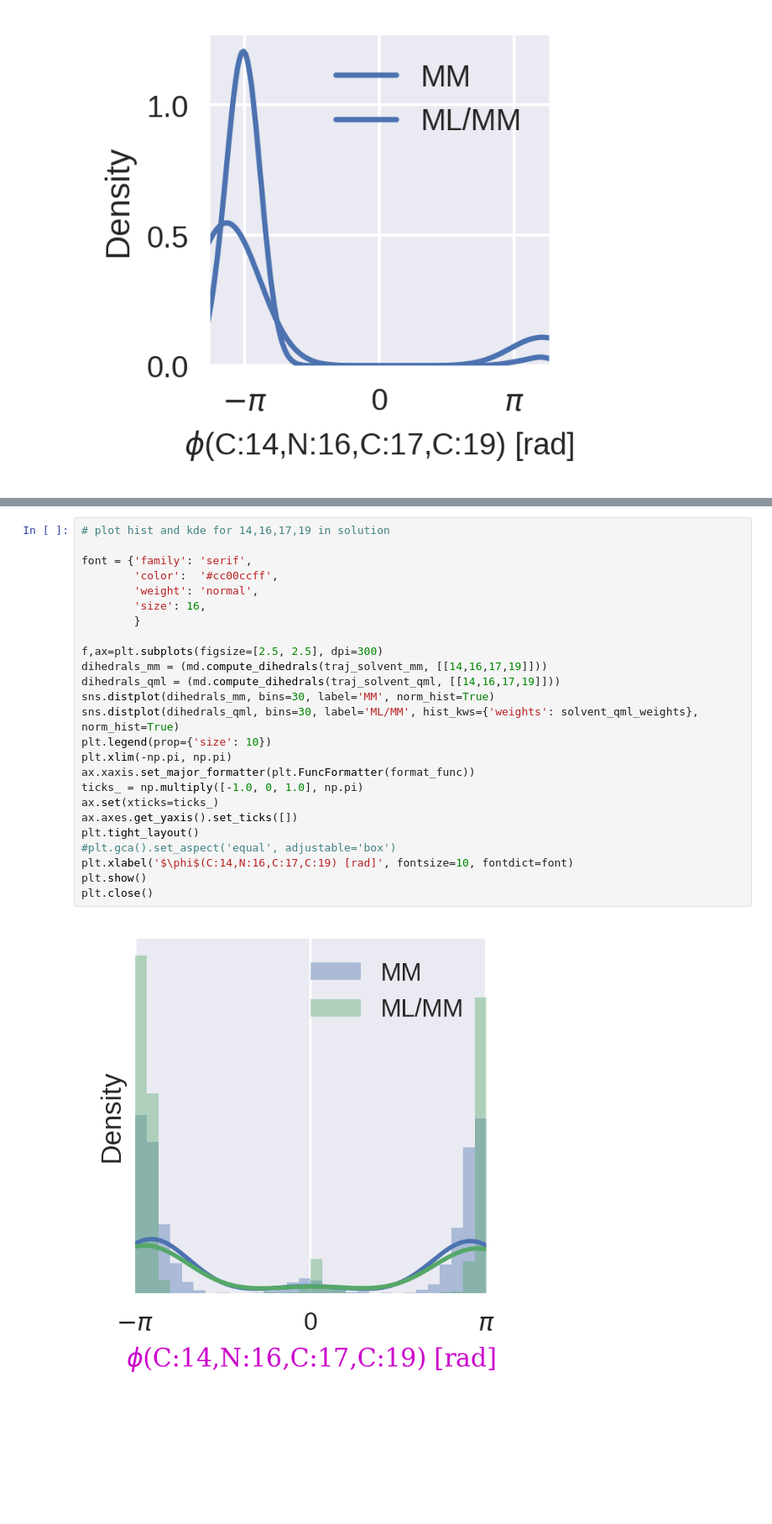
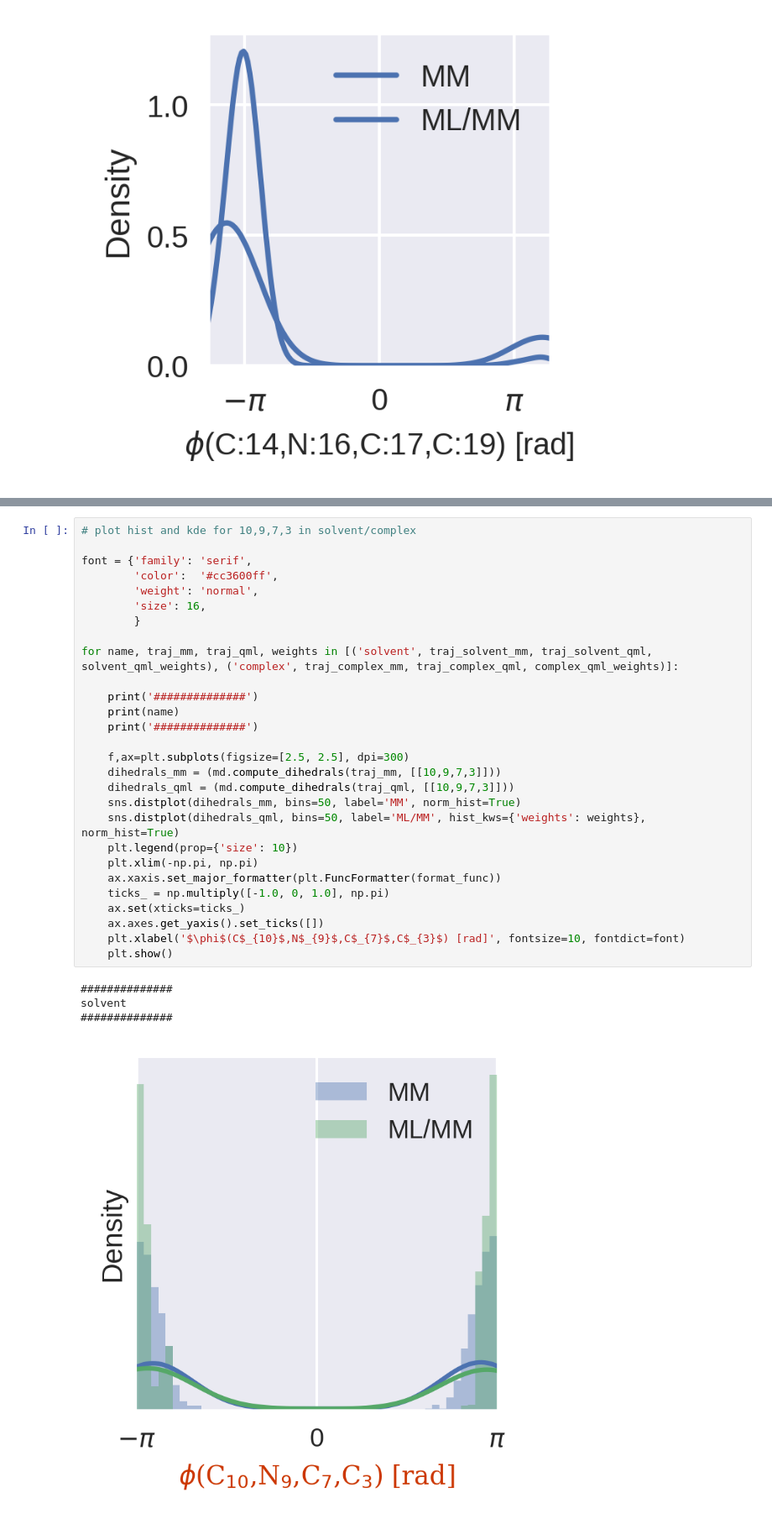
Before and after one commit to choderalab/nn-endstates, a Jupyter notebook: dihedrals_plot_seaborn0.11.ipynb, the cells around one changed output, grey strips where cells are left out. Shown at 84% size. Cells and saved outputs as stored; diff of their text form; blank space fills up the shorter version.

```diff
--- a/dihedrals_plot_seaborn0.11.ipynb
+++ b/dihedrals_plot_seaborn0.11.ipynb
@@ -145,27 +255,33 @@ plt.close()
 # %%
-# plot hist and kde for 14,16,17,19 in solution
+# plot hist and kde for 10,9,7,3 in solvent/complex
 
 font = {'family': 'serif',
-        'color':  '#cc00ccff',
+        'color':  '#cc3600ff',
         'weight': 'normal',
         'size': 16,
         }
 
-f,ax=plt.subplots(figsize=[2.5, 2.5], dpi=300)
-dihedrals_mm = (md.compute_dihedrals(traj_solvent_mm, [[14,16,17,19]]))
-dihedrals_qml = (md.compute_dihedrals(traj_solvent_qml, [[14,16,17,19]]))
-sns.distplot(dihedrals_mm, bins=30, label='MM', norm_hist=True)
-sns.distplot(dihedrals_qml, bins=30, label='ML/MM', hist_kws={'weights': solvent_qml_weights}, norm_hist=True)
-plt.legend(prop={'size': 10})
-plt.xlim(-np.pi, np.pi)
-ax.xaxis.set_major_formatter(plt.FuncFormatter(format_func))
-ticks_ = np.multiply([-1.0, 0, 1.0], np.pi)
-ax.set(xticks=ticks_)
-ax.axes.get_yaxis().set_ticks([])
-plt.tight_layout()
-#plt.gca().set_aspect('equal', adjustable='box')
-plt.xlabel('$\phi$(C:14,N:16,C:17,C:19) [rad]', fontsize=10, fontdict=font)
-plt.show()
-plt.close()
+for name, traj_mm, traj_qml, weights in [('solvent', traj_solvent_mm, traj_solvent_qml, solvent_qml_weights), ('complex', traj_complex_mm, traj_complex_qml, complex_qml_weights)]:
+
+    print('##############')
+    print(name)
+    print('##############')
+
+    f,ax=plt.subplots(figsize=[2.5, 2.5], dpi=300)
+    dihedrals_mm = (md.compute_dihedrals(traj_mm, [[10,9,7,3]]))
+    dihedrals_qml = (md.compute_dihedrals(traj_qml, [[10,9,7,3]]))
+    sns.distplot(dihedrals_mm, bins=50, label='MM', norm_hist=True)
+    sns.distplot(dihedrals_qml, bins=50, label='ML/MM', hist_kws={'weights': weights}, norm_hist=True)
+    plt.legend(prop={'size': 10})
+    plt.xlim(-np.pi, np.pi)
+    ax.xaxis.set_major_formatter(plt.FuncFormatter(format_func))
+    ticks_ = np.multiply([-1.0, 0, 1.0], np.pi)
+    ax.set(xticks=ticks_)
+    ax.axes.get_yaxis().set_ticks([])
+    plt.xlabel('$\phi$(C$_{10}$,N$_{9}$,C$_{7}$,C$_{3}$) [rad]', fontsize=10, fontdict=font)
+    plt.show()
 # %% [output]
+##############
+solvent
+##############
-[figure, old version]
+[figure, new version]
```
Also changed, not shown: parts of 20 cells of this notebook.
